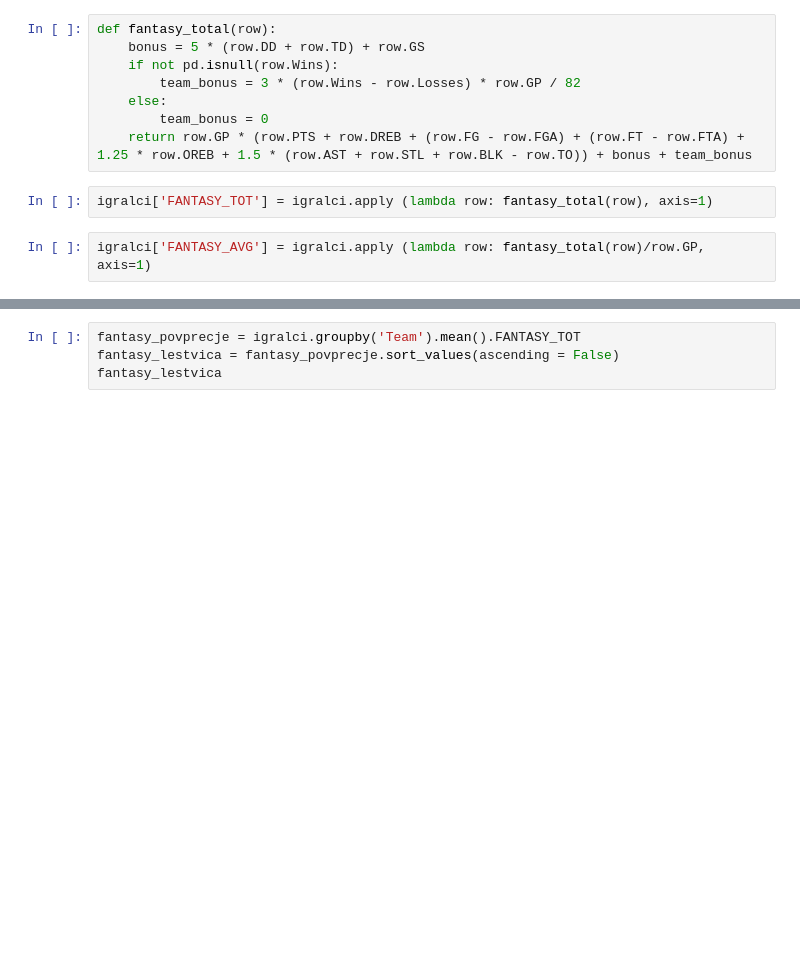
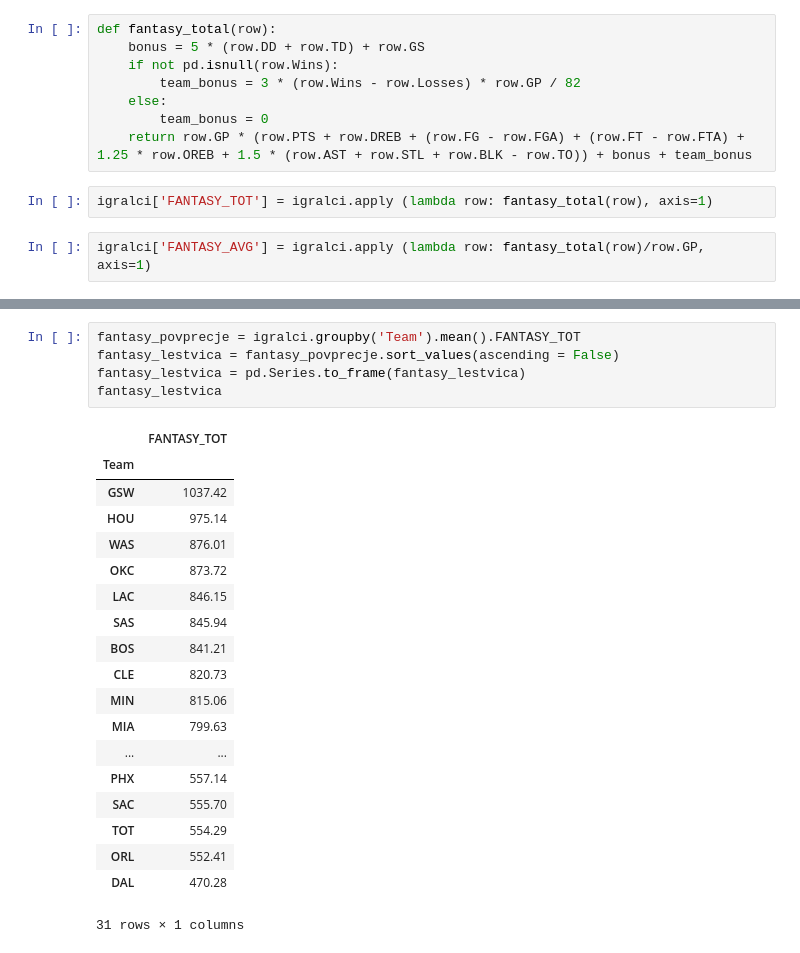
Before and after one commit to andrazdeluisa/projekt_PROG1, a Jupyter notebook: projekt.ipynb, the cells around one changed output, grey strips where cells are left out. Drawn from its saved outputs; the diff is of its cells as text; blank space fills up the shorter version.

```diff
--- a/projekt.ipynb
+++ b/projekt.ipynb
@@ -37,7 +111,28 @@ igralci.groupby('Position').mean().FANTASY_AVG.sort_values(ascending = False)
 # %%
 fantasy_povprecje = igralci.groupby('Team').mean().FANTASY_TOT
 fantasy_lestvica = fantasy_povprecje.sort_values(ascending = False)
+fantasy_lestvica = pd.Series.to_frame(fantasy_lestvica)
 fantasy_lestvica
+# %% [output]
+|  | FANTASY_TOT |
+| Team |  |
+| GSW | 1037.42 |
+| HOU | 975.14 |
+| WAS | 876.01 |
+| OKC | 873.72 |
+| LAC | 846.15 |
+| SAS | 845.94 |
+| BOS | 841.21 |
+| CLE | 820.73 |
+| MIN | 815.06 |
+| MIA | 799.63 |
+| ... | ... |
+| PHX | 557.14 |
+| SAC | 555.70 |
+| TOT | 554.29 |
+| ORL | 552.41 |
+| DAL | 470.28 |
+31 rows × 1 columns
 # %%
 lestvica = ekipe.sort_values('Losses')
 lestvica['Position'] = ekipe.index + 1
```
Also changed, not shown: parts of 11 cells of this notebook.
